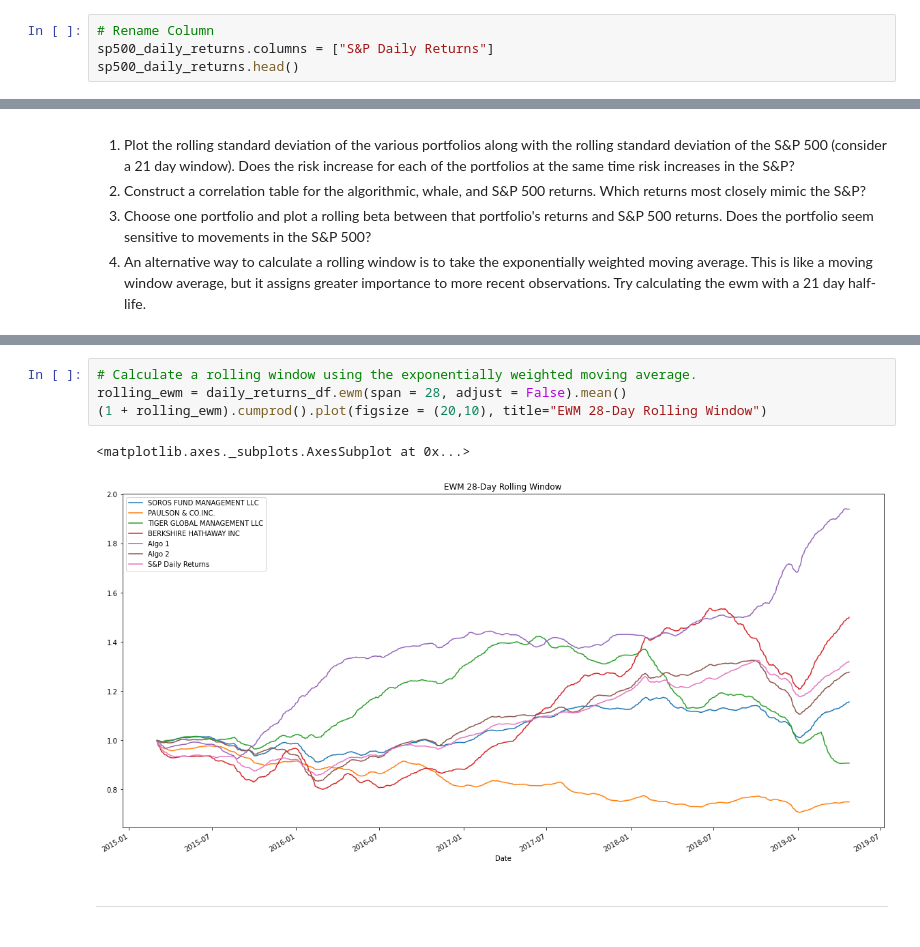
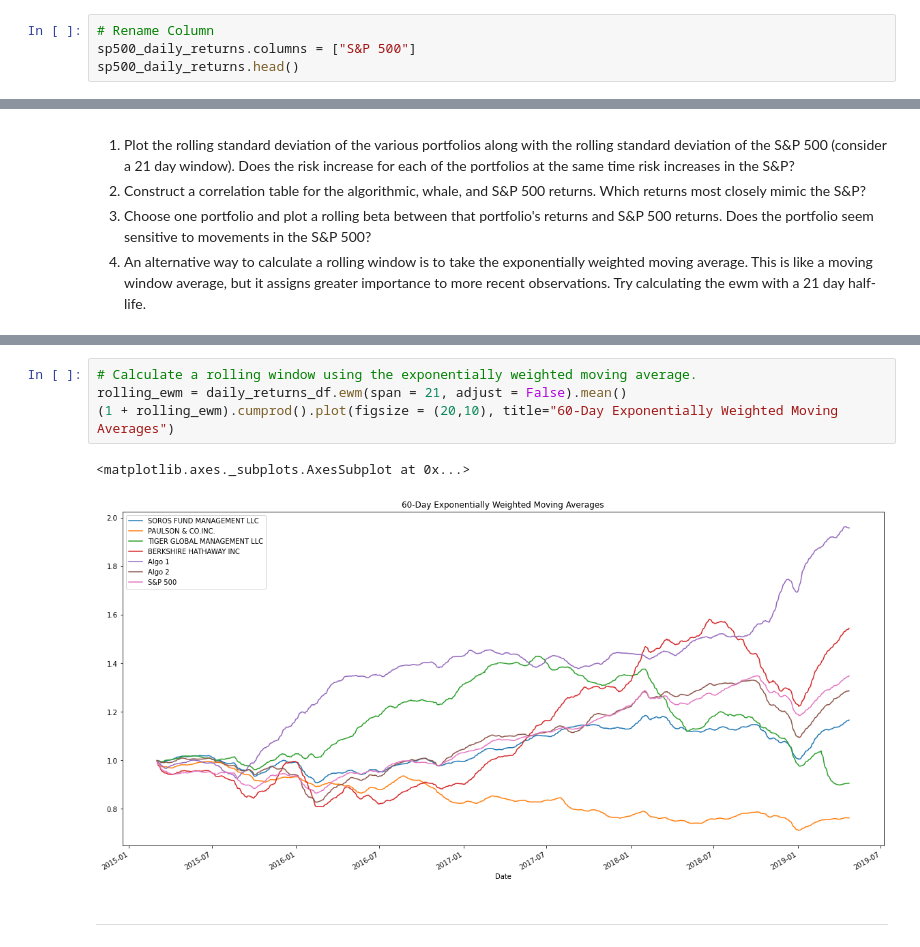
Before and after one commit to fischlerben/Portfolio-Analysis, a Jupyter notebook: Portfolio Analysis.ipynb, the cells around one changed output, grey strips where cells are left out. Drawn from its saved outputs; the diff is of its cells as text.

```diff
--- a/Portfolio Analysis.ipynb
+++ b/Portfolio Analysis.ipynb
@@ -163,6 +172,6 @@ sp500_daily_returns.head()
 | 2012-10-08 | -0.003457 |
 # %%
 # Rename Column
-sp500_daily_returns.columns = ["S&P Daily Returns"]
+sp500_daily_returns.columns = ["S&P 500"]
 sp500_daily_returns.head()
 # %% [output]
@@ -334,11 +340,11 @@ rolling_beta.plot(figsize=(20, 10), title='Rolling 60-Day Beta of Soros Fund')
 [figure]
 # %%
 # Calculate a rolling window using the exponentially weighted moving average.
-rolling_ewm = daily_returns_df.ewm(span = 28, adjust = False).mean()
-(1 + rolling_ewm).cumprod().plot(figsize = (20,10), title="EWM 28-Day Rolling Window")
+rolling_ewm = daily_returns_df.ewm(span = 21, adjust = False).mean()
+(1 + rolling_ewm).cumprod().plot(figsize = (20,10), title="60-Day Exponentially Weighted Moving Averages")
 # %% [output]
 <matplotlib.axes._subplots.AxesSubplot at 0x...>
-[figure, old version]
+[figure, new version]
 # %% [markdown]
 ---
 # %% [markdown]
```
Also changed, not shown: parts of 26 cells of this notebook.
